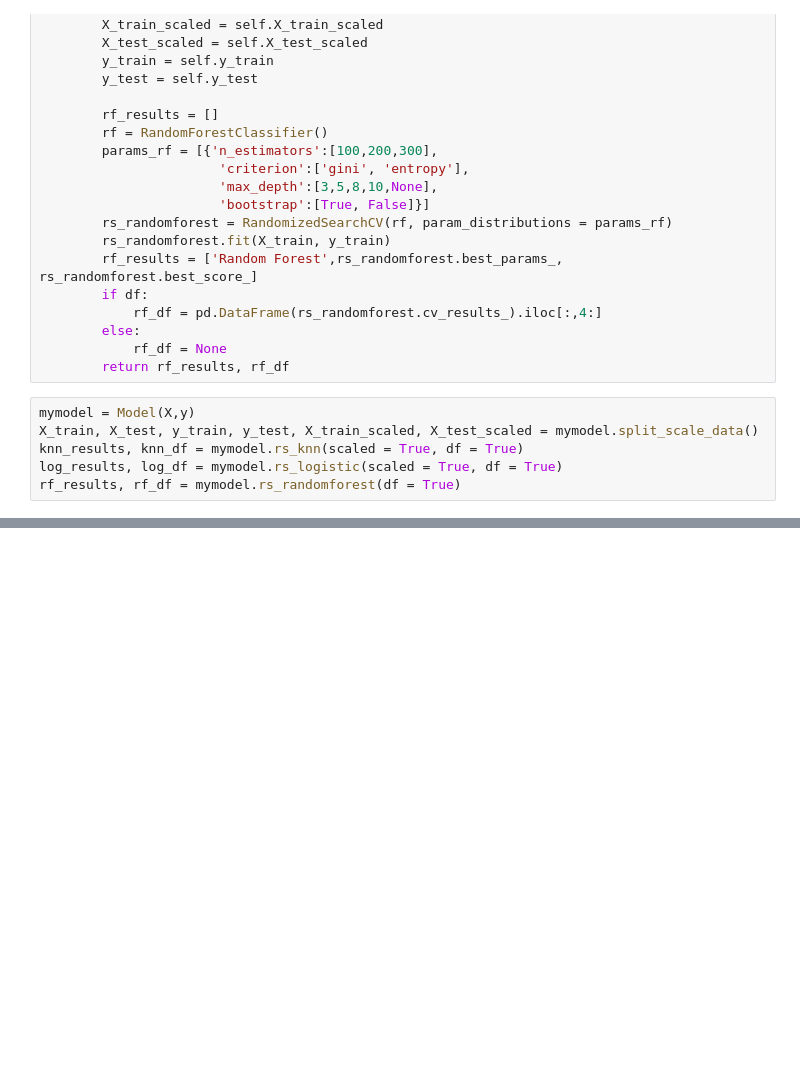
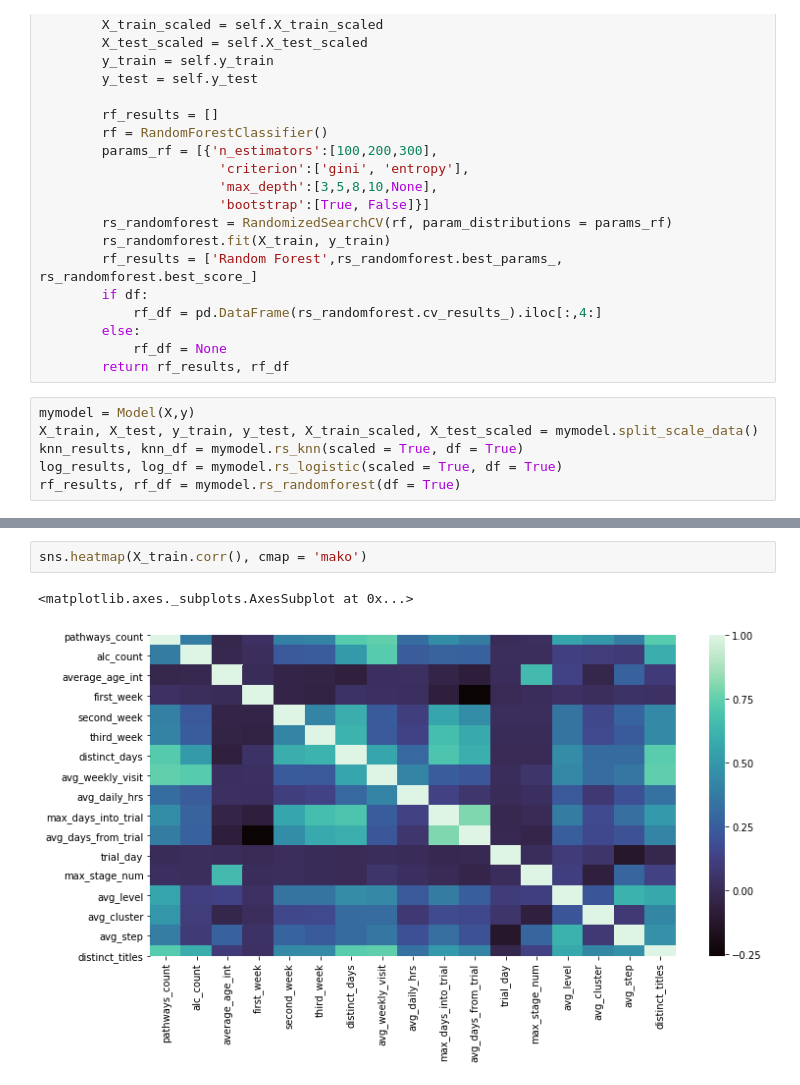
Before and after one commit to christinejiang11/personal_projects, a Jupyter notebook: Homer_Recommendation/Homer_CTP_Classification.ipynb, the cells around one changed output, grey strips where cells are left out. Drawn from its saved outputs; the diff is of its cells as text; blank space fills up the shorter version.

```diff
--- a/Homer_Recommendation/Homer_CTP_Classification.ipynb
+++ b/Homer_Recommendation/Homer_CTP_Classification.ipynb
@@ -383,0 +405,5 @@ Best model is Logistic model.
+# %%
+sns.heatmap(X_train.corr(), cmap = 'mako')
+# %% [output]
+<matplotlib.axes._subplots.AxesSubplot at 0x...>
+[figure, added]
```
Also changed, not shown: parts of 3 cells of this notebook, 1 other file.
